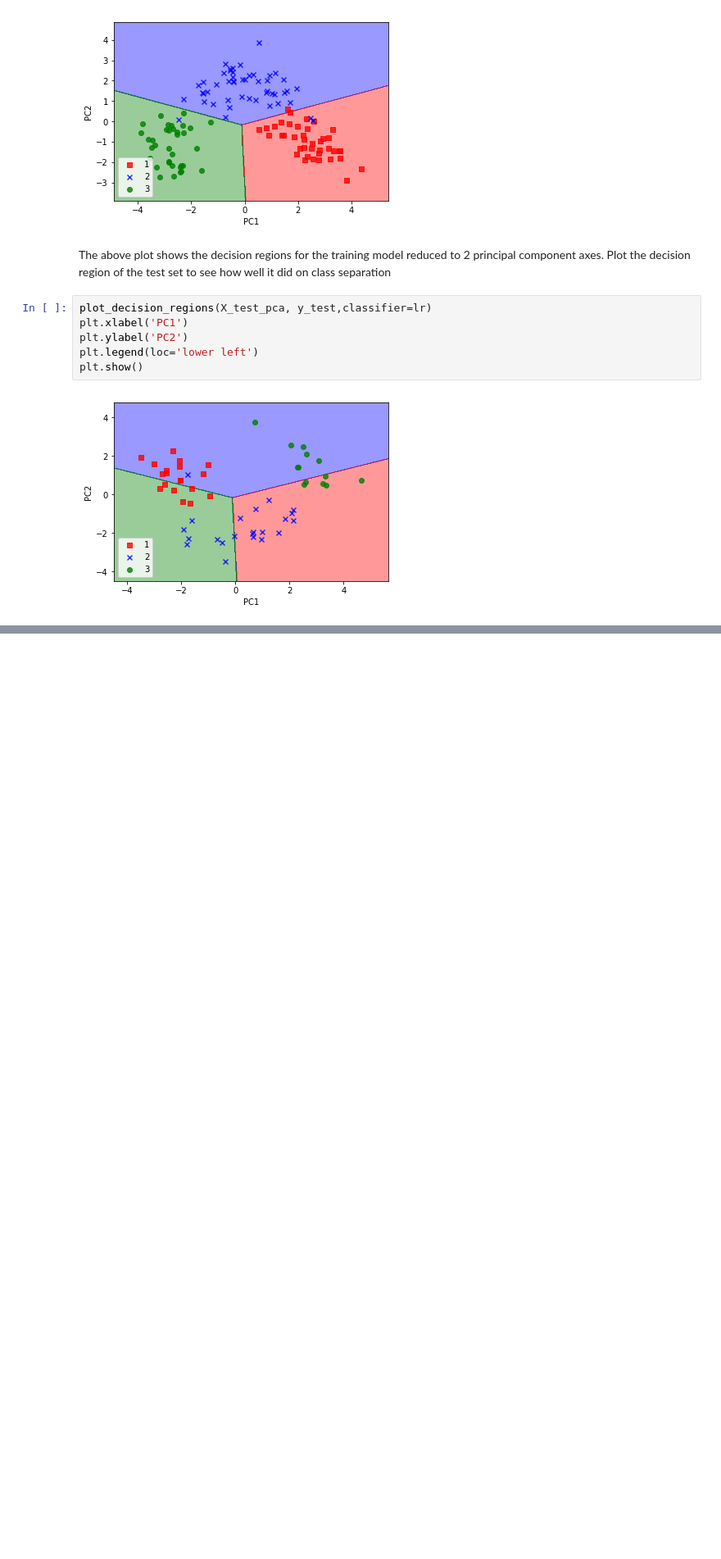
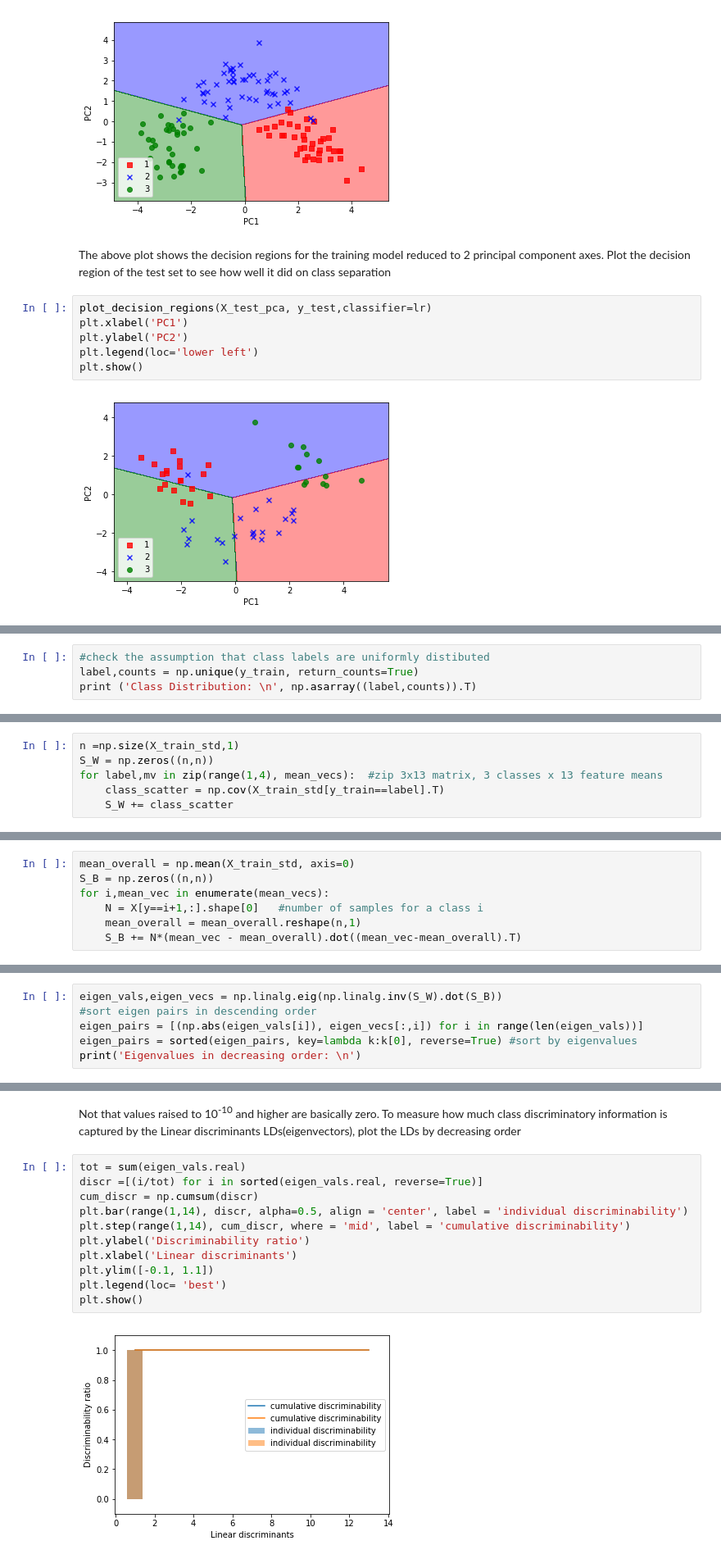
Before and after one commit to rhondene/Machine-Learning---Python, a Jupyter notebook: Dimensionality Reduction.ipynb, the cells around one changed output, grey strips where cells are left out. Shown at 82% size. Saved outputs shown, nothing was run; the diff lists cells and outputs as text; blank space fills up the shorter version.

```diff
--- a/Dimensionality Reduction.ipynb
+++ b/Dimensionality Reduction.ipynb
@@ -233,0 +324,4 @@ LDA aims to find a feature subspace that optimises class separatbility,
+# %%
+#check the assumption that class labels are uniformly distibuted
+label,counts = np.unique(y_train, return_counts=True)
+print ('Class Distribution: \n', np.asarray((label,counts)).T)
@@ -233,0 +340,6 @@ LDA aims to find a feature subspace that optimises class separatbility,
+# %%
+n =np.size(X_train_std,1)
+S_W = np.zeros((n,n))
+for label,mv in zip(range(1,4), mean_vecs):  #zip 3x13 matrix, 3 classes x 13 feature means
+    class_scatter = np.cov(X_train_std[y_train==label].T)
+    S_W += class_scatter
@@ -233,0 +352,7 @@ LDA aims to find a feature subspace that optimises class separatbility,
+# %%
+mean_overall = np.mean(X_train_std, axis=0)
+S_B = np.zeros((n,n))
+for i,mean_vec in enumerate(mean_vecs):
+    N = X[y==i+1,:].shape[0]   #number of samples for a class i
+    mean_overall = mean_overall.reshape(n,1)
+    S_B += N*(mean_vec - mean_overall).dot((mean_vec-mean_overall).T)
@@ -233,0 +365,6 @@ LDA aims to find a feature subspace that optimises class separatbility,
+# %%
+eigen_vals,eigen_vecs = np.linalg.eig(np.linalg.inv(S_W).dot(S_B))
+#sort eigen pairs in descending order
+eigen_pairs = [(np.abs(eigen_vals[i]), eigen_vecs[:,i]) for i in range(len(eigen_vals))]
+eigen_pairs = sorted(eigen_pairs, key=lambda k:k[0], reverse=True) #sort by eigenvalues
+print('Eigenvalues in decreasing order: \n')
@@ -233,0 +407,15 @@ LDA aims to find a feature subspace that optimises class separatbility,
+# %% [markdown]
+Not that values raised to 10<sup>-10</sup> and higher are basically zero. To measure how much class discriminatory information is captured by the Linear discriminants LDs(eigenvectors), plot the LDs by decreasing order
+# %%
+tot = sum(eigen_vals.real)
+discr =[(i/tot) for i in sorted(eigen_vals.real, reverse=True)]
+cum_discr = np.cumsum(discr)
+plt.bar(range(1,14), discr, alpha=0.5, align = 'center', label = 'individual discriminability')
+plt.step(range(1,14), cum_discr, where = 'mid', label = 'cumulative discriminability')
+plt.ylabel('Discriminability ratio')
+plt.xlabel('Linear discriminants')
+plt.ylim([-0.1, 1.1])
+plt.legend(loc= 'best')
+plt.show()
+# %% [output]
+[figure, added]
```
Also changed, not shown: parts of 28 cells of this notebook.
